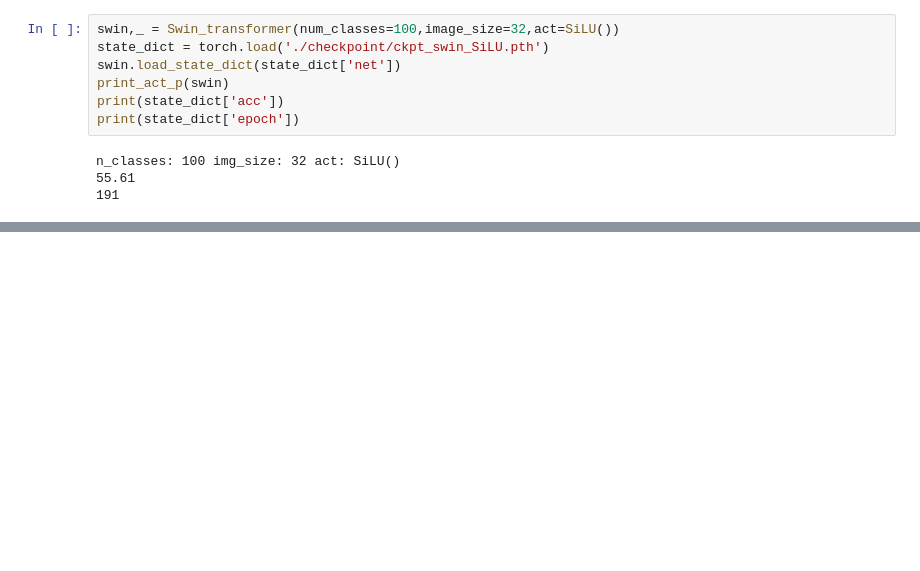
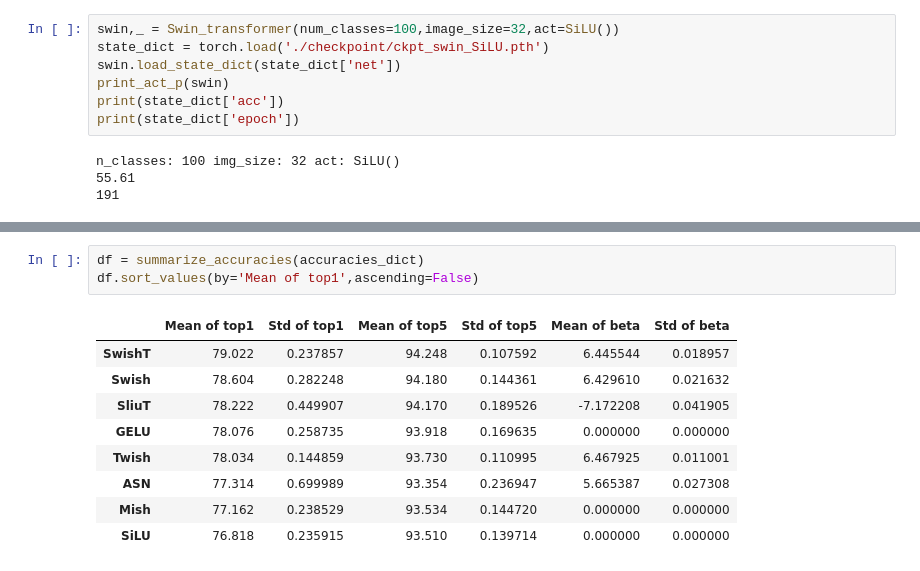
Before and after one commit to yeeca0101/cifar_infer, a Jupyter notebook: dev.ipynb, the cells around one changed output, grey strips where cells are left out. Saved outputs shown, nothing was run; the diff lists cells and outputs as text; blank space fills up the shorter version.

```diff
--- a/dev.ipynb
+++ b/dev.ipynb
@@ -402,0 +527,13 @@ n_classes: 100 img_size: 32 act: SiLU()
+# %%
+df = summarize_accuracies(accuracies_dict)
+df.sort_values(by='Mean of top1',ascending=False)
+# %% [output]
+|  | Mean of top1 | Std of top1 | Mean of top5 | Std of top5 | Mean of beta | Std of beta |
+| SwishT | 79.022 | 0.237857 | 94.248 | 0.107592 | 6.445544 | 0.018957 |
+| Swish | 78.604 | 0.282248 | 94.180 | 0.144361 | 6.429610 | 0.021632 |
+| SliuT | 78.222 | 0.449907 | 94.170 | 0.189526 | -7.172208 | 0.041905 |
+| GELU | 78.076 | 0.258735 | 93.918 | 0.169635 | 0.000000 | 0.000000 |
+| Twish | 78.034 | 0.144859 | 93.730 | 0.110995 | 6.467925 | 0.011001 |
+| ASN | 77.314 | 0.699989 | 93.354 | 0.236947 | 5.665387 | 0.027308 |
+| Mish | 77.162 | 0.238529 | 93.534 | 0.144720 | 0.000000 | 0.000000 |
+| SiLU | 76.818 | 0.235915 | 93.510 | 0.139714 | 0.000000 | 0.000000 |
```
Also changed, not shown: parts of 10 cells of this notebook, 18 other files.
